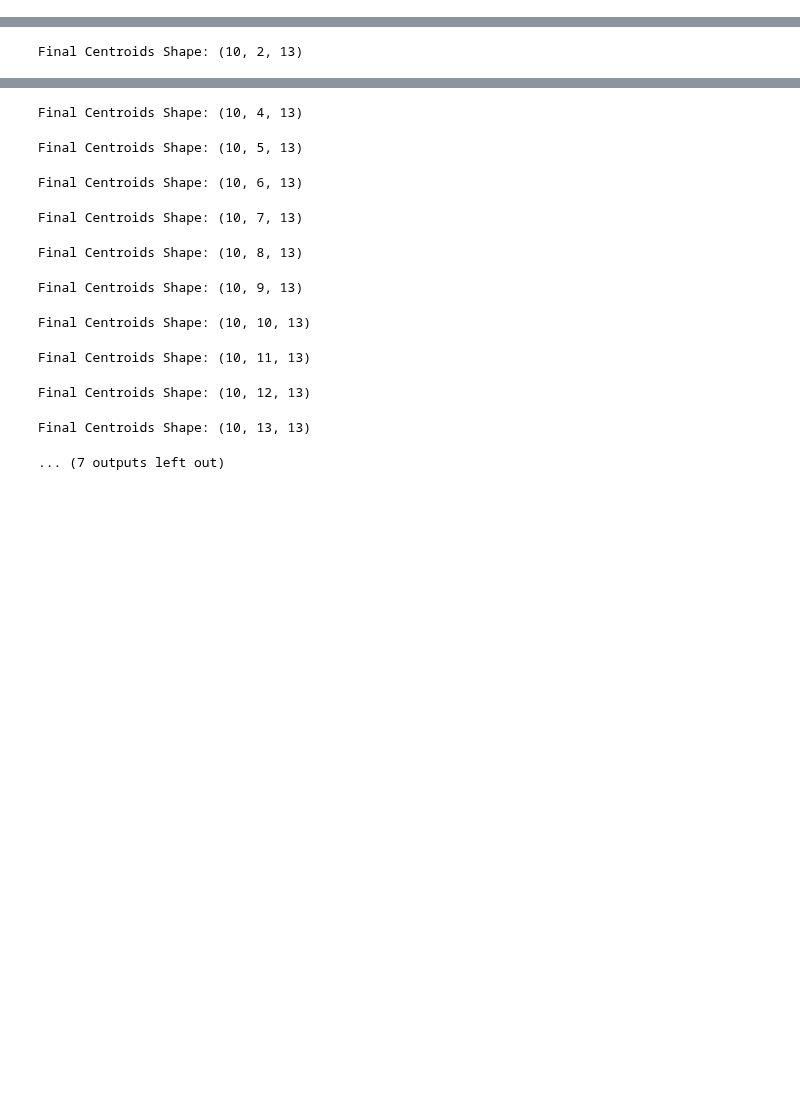
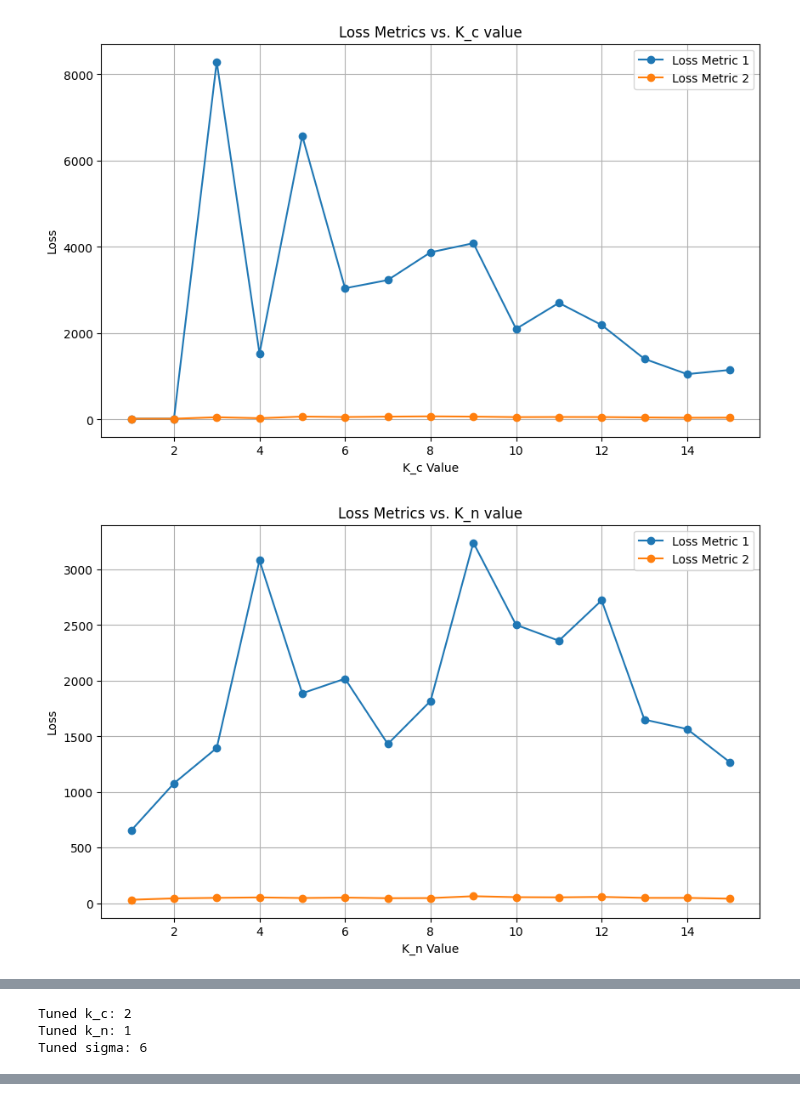
Before and after one commit to Carlos-A-Rivas/CSCI_447, a Jupyter notebook: Project_2/Code/program.ipynb, the cells around one changed output, grey strips where cells are left out. Saved outputs shown, nothing was run; the diff lists cells and outputs as text; code cells hidden in the pictures; blank space fills up the shorter version.

```diff
--- a/Project_2/Code/program.ipynb
+++ b/Project_2/Code/program.ipynb
@@ -913,4 +1014,7 @@ Tuned k_n: 1
 # %%
-fire_kmeans = kmeans(fire_data, 'regression', 5)
+fire_kmeans = kmeans(fire_data, 'regression')
 fire_kmeans.tune(15)
+fire_kmeans.regress(False)
 # %% [output]
+[figure, added]
+[figure, added]
@@ -917 +1022,3 @@ fire_kmeans.tune(15)
-Final Centroids Shape: (10, 2, 13)
+Tuned k_c: 2
+Tuned k_n: 1
+Tuned sigma: 6
@@ -919,14 +1035,3 @@ Final Centroids Shape: (10, 3, 13)
-Final Centroids Shape: (10, 4, 13)
-Final Centroids Shape: (10, 5, 13)
-Final Centroids Shape: (10, 6, 13)
-Final Centroids Shape: (10, 7, 13)
-Final Centroids Shape: (10, 8, 13)
-Final Centroids Shape: (10, 9, 13)
-Final Centroids Shape: (10, 10, 13)
-Final Centroids Shape: (10, 11, 13)
-Final Centroids Shape: (10, 12, 13)
-Final Centroids Shape: (10, 13, 13)
-... (7 outputs left out)
 # %%
 #abalone_knn.tune(15)
 fire_knn.tune(15)
```
Also changed, not shown: parts of 10 cells of this notebook, 13 other files.
